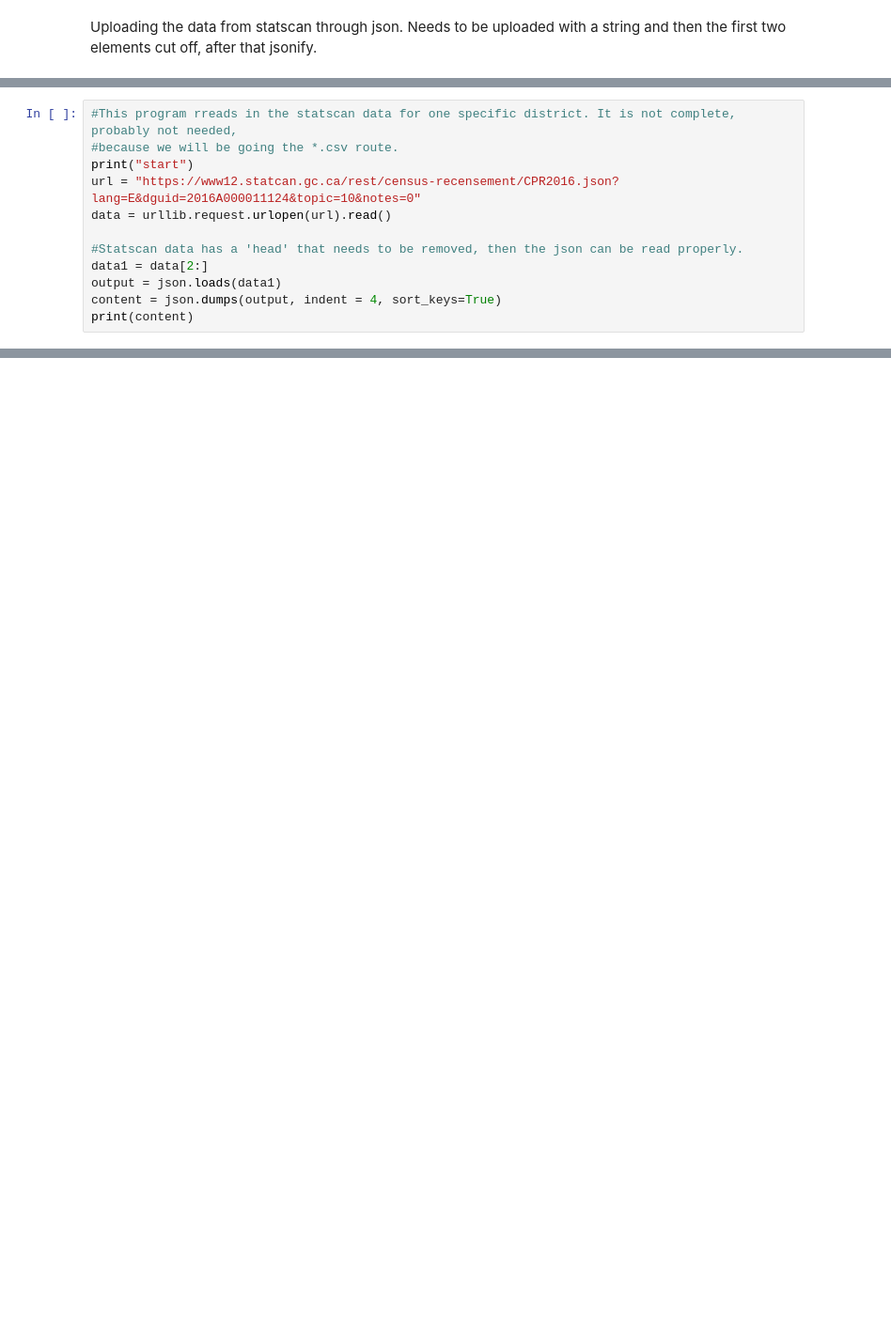
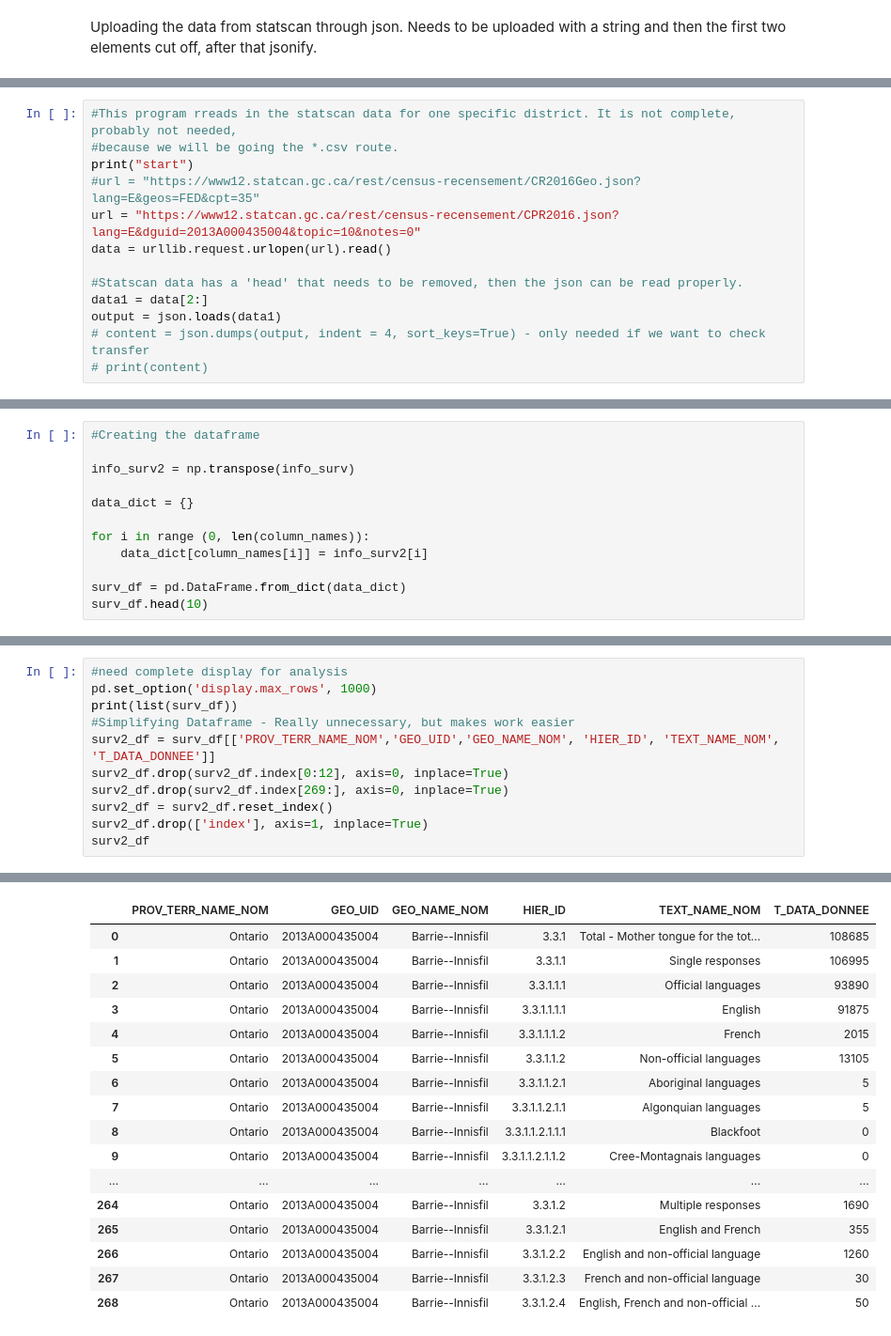
Before and after one commit to MichaelWStein/Data, a Jupyter notebook: Analysis.ipynb, the cells around one changed output, grey strips where cells are left out. Shown at 94% size. Saved outputs shown, nothing was run; the diff lists cells and outputs as text; blank space fills up the shorter version.

Commit message:
Updated Analysis File
Still needs some work - calculation for languages and looping through electoral districts is still missing

```diff
--- a/Analysis.ipynb
+++ b/Analysis.ipynb
@@ -8,13 +9,14 @@ import urllib.request
 #This program rreads in the statscan data for one specific district. It is not complete, probably not needed,
 #because we will be going the *.csv route.
 print("start")
-url = "https://www12.statcan.gc.ca/rest/census-recensement/CPR2016.json?lang=E&dguid=2016A000011124&topic=10&notes=0"
+#url = "https://www12.statcan.gc.ca/rest/census-recensement/CR2016Geo.json?lang=E&geos=FED&cpt=35"
+url = "https://www12.statcan.gc.ca/rest/census-recensement/CPR2016.json?lang=E&dguid=2013A000435004&topic=10&notes=0"
 data = urllib.request.urlopen(url).read()
 
 #Statscan data has a 'head' that needs to be removed, then the json can be read properly.
 data1 = data[2:]
 output = json.loads(data1)
-content = json.dumps(output, indent = 4, sort_keys=True)
-print(content)
+# content = json.dumps(output, indent = 4, sort_keys=True) - only needed if we want to check transfer
+# print(content)
 # %% [output]
 start
@@ -74,0 +28,12 @@ Element in lists 19 19
+# %%
+#Creating the dataframe
+
+info_surv2 = np.transpose(info_surv)
+
+data_dict = {}
+
+for i in range (0, len(column_names)):
+    data_dict[column_names[i]] = info_surv2[i]
+
+surv_df = pd.DataFrame.from_dict(data_dict)
+surv_df.head(10)
@@ -74,0 +52,12 @@ Element in lists 19 19
+# %%
+#need complete display for analysis
+pd.set_option('display.max_rows', 1000)
+print(list(surv_df))
+#Simplifying Dataframe - Really unnecessary, but makes work easier
+surv2_df = surv_df[['PROV_TERR_NAME_NOM','GEO_UID','GEO_NAME_NOM', 'HIER_ID', 'TEXT_NAME_NOM', 'T_DATA_DONNEE']]
+surv2_df.drop(surv2_df.index[0:12], axis=0, inplace=True)
+surv2_df.drop(surv2_df.index[269:], axis=0, inplace=True)
+surv2_df = surv2_df.reset_index()
+surv2_df.drop(['index'], axis=1, inplace=True)
+surv2_df
+# %% [output]
@@ -74,0 +69,17 @@ Element in lists 19 19
+|  | PROV_TERR_NAME_NOM | GEO_UID | GEO_NAME_NOM | HIER_ID | TEXT_NAME_NOM | T_DATA_DONNEE |
+| 0 | Ontario | 2013A000435004 | Barrie--Innisfil | 3.3.1 | Total - Mother tongue for the tot... | 108685 |
+| 1 | Ontario | 2013A000435004 | Barrie--Innisfil | 3.3.1.1 | Single responses | 106995 |
+| 2 | Ontario | 2013A000435004 | Barrie--Innisfil | 3.3.1.1.1 | Official languages | 93890 |
+| 3 | Ontario | 2013A000435004 | Barrie--Innisfil | 3.3.1.1.1.1 | English | 91875 |
+| 4 | Ontario | 2013A000435004 | Barrie--Innisfil | 3.3.1.1.1.2 | French | 2015 |
+| 5 | Ontario | 2013A000435004 | Barrie--Innisfil | 3.3.1.1.2 | Non-official languages | 13105 |
+| 6 | Ontario | 2013A000435004 | Barrie--Innisfil | 3.3.1.1.2.1 | Aboriginal languages | 5 |
+| 7 | Ontario | 2013A000435004 | Barrie--Innisfil | 3.3.1.1.2.1.1 | Algonquian languages | 5 |
+| 8 | Ontario | 2013A000435004 | Barrie--Innisfil | 3.3.1.1.2.1.1.1 | Blackfoot | 0 |
+| 9 | Ontario | 2013A000435004 | Barrie--Innisfil | 3.3.1.1.2.1.1.2 | Cree-Montagnais languages | 0 |
+| ... | ... | ... | ... | ... | ... | ... |
+| 264 | Ontario | 2013A000435004 | Barrie--Innisfil | 3.3.1.2 | Multiple responses | 1690 |
+| 265 | Ontario | 2013A000435004 | Barrie--Innisfil | 3.3.1.2.1 | English and French | 355 |
+| 266 | Ontario | 2013A000435004 | Barrie--Innisfil | 3.3.1.2.2 | English and non-official language | 1260 |
+| 267 | Ontario | 2013A000435004 | Barrie--Innisfil | 3.3.1.2.3 | French and non-official language | 30 |
+| 268 | Ontario | 2013A000435004 | Barrie--Innisfil | 3.3.1.2.4 | English, French and non-official ... | 50 |
```
Also changed, not shown: parts of 8 cells of this notebook.
